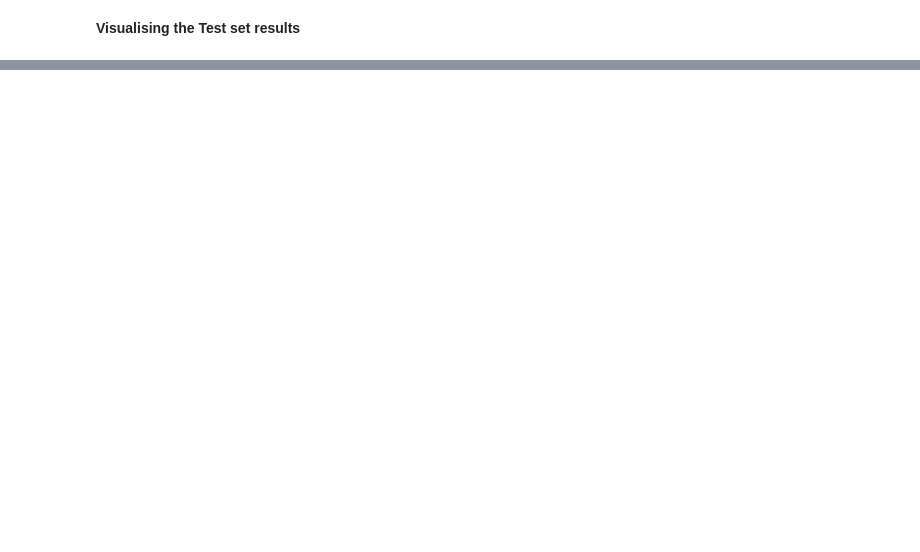
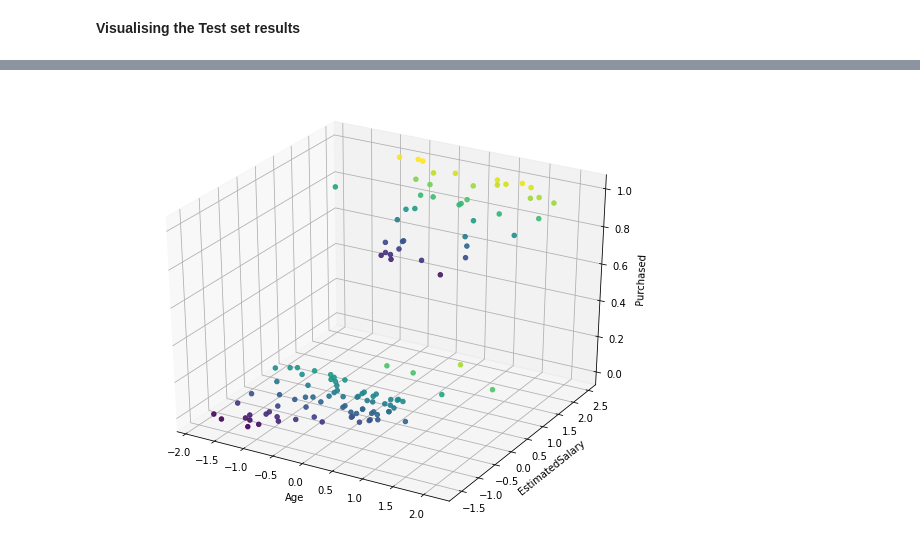
Before and after one commit to ajithspoojary/ML_Task7, a Jupyter notebook: Guvi_Decision_Trees_Assignment15.ipynb, the cells around one changed output, grey strips where cells are left out. Drawn from its saved outputs; the diff is of its cells as text; code cells hidden in the pictures; blank space fills up the shorter version.

```diff
--- a/Guvi_Decision_Trees_Assignment15.ipynb
+++ b/Guvi_Decision_Trees_Assignment15.ipynb
@@ -21,2 +124,10 @@
 # %% [markdown]
 **Visualising the Test set results**
+# %%
+test_sample1 =ssx_test[:,0]
+test_sample2 = ssx_test[:,1]
+plt.scatter(test_sample1,test_sample2,c="g")
+plt.scatter(test_sample1,y_test,c="r")
+plt.scatter(test_sample2,y_test,c="y")
+plt.grid()
+plt.show()
@@ -22,0 +136,10 @@
+# %%
+plt.figure(figsize=(10,8))
+ax = plt.axes(projection = "3d")
+fig = ax.scatter3D(test_sample1,test_sample2,y_test,c=test_sample2,alpha=0.9)
+ax.set_xlabel('Age')
+ax.set_ylabel('EstimatedSalary')
+ax.set_zlabel('Purchased')
+plt.show()
+# %% [output]
+[figure, added]
```
Also changed, not shown: parts of 13 cells of this notebook.
